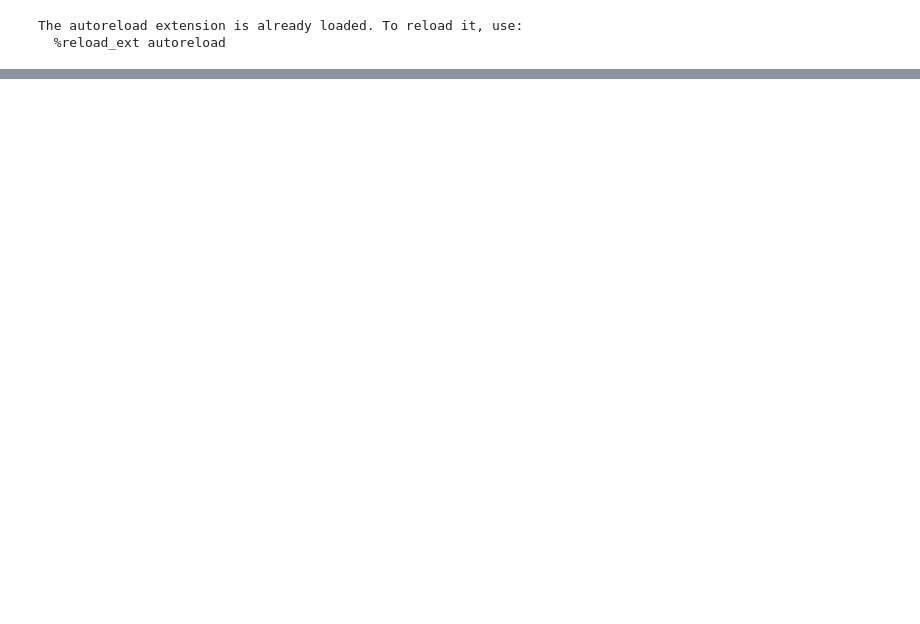
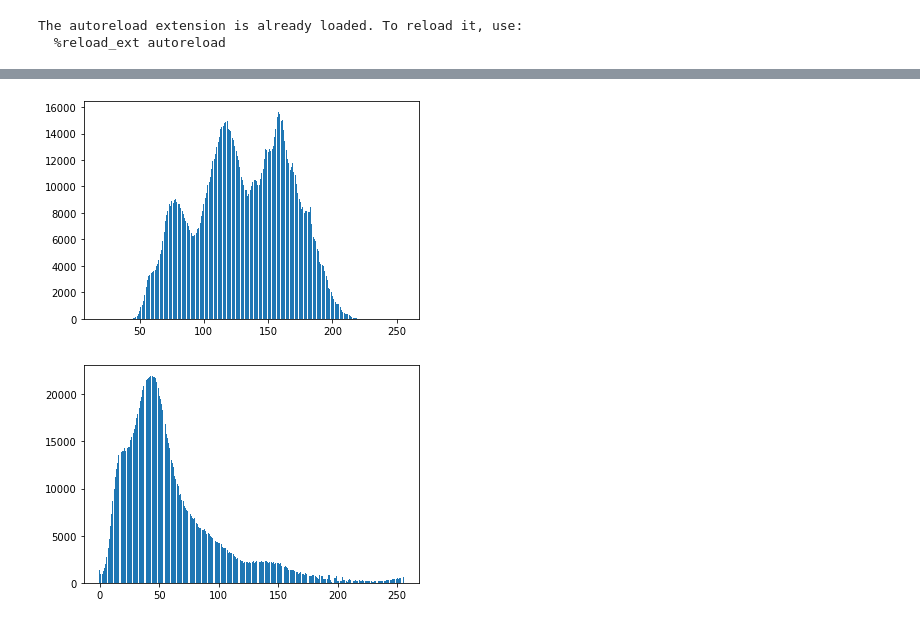
Before and after one commit to YomnaTarek/Fog-Detection-and-Removal, a Jupyter notebook: FogRemovalModule.ipynb, the cells around one changed output, grey strips where cells are left out. Cells and saved outputs as stored; diff of their text form; code cells hidden in the pictures; blank space fills up the shorter version.

```diff
--- a/FogRemovalModule.ipynb
+++ b/FogRemovalModule.ipynb
@@ -227,0 +228,7 @@ Clipping input data to the valid range for imshow with RGB data ([0..1] for floa
+# %%
+# Show Histograms
+showHist(img)
+showHist(defogged_img_guided)
+# %% [output]
+[figure, added]
+[figure, added]
```
Also changed, not shown: parts of 5 cells of this notebook.
